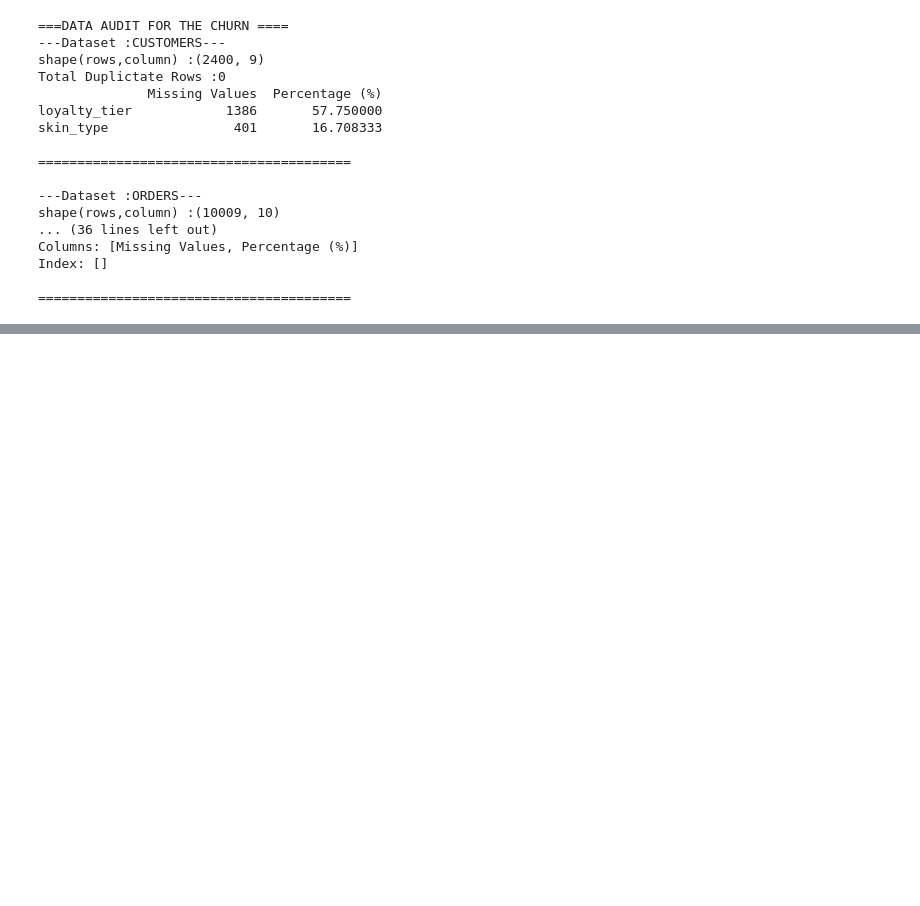
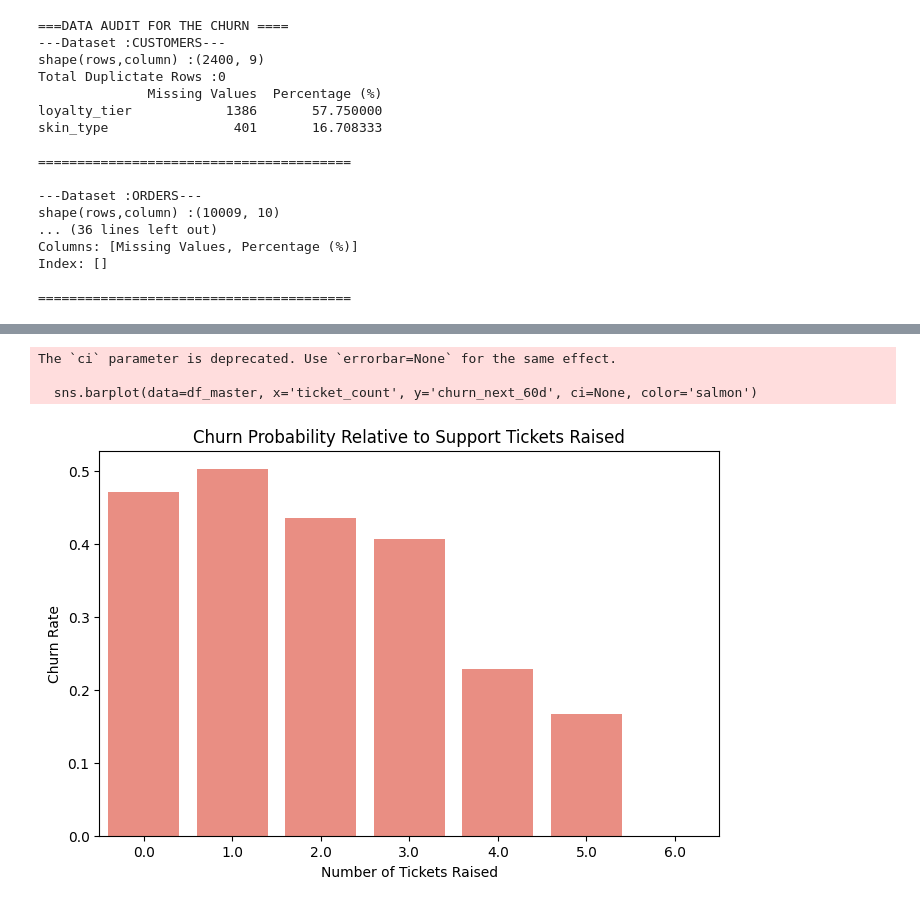
Before and after one commit to waqarmasood2/capstone, a Jupyter notebook: capstone-part1.ipynb, the cells around one changed output, grey strips where cells are left out. Drawn from its saved outputs; the diff is of its cells as text; code cells hidden in the pictures; blank space fills up the shorter version.

```diff
--- a/capstone-part1.ipynb
+++ b/capstone-part1.ipynb
@@ -82,0 +116,12 @@ dtype: int64
+# %%
+plt.figure(figsize=(8, 5))
+sns.barplot(data=df_master, x='ticket_count', y='churn_next_60d', ci=None, color='salmon')
+plt.title('Churn Probability Relative to Support Tickets Raised')
+plt.xlabel('Number of Tickets Raised')
+plt.ylabel('Churn Rate')
+plt.show()
+# %% [output]
+The `ci` parameter is deprecated. Use `errorbar=None` for the same effect.
+
+  sns.barplot(data=df_master, x='ticket_count', y='churn_next_60d', ci=None, color='salmon')
+[figure, added]
```
Also changed, not shown: parts of 5 cells of this notebook, 5 other files.
